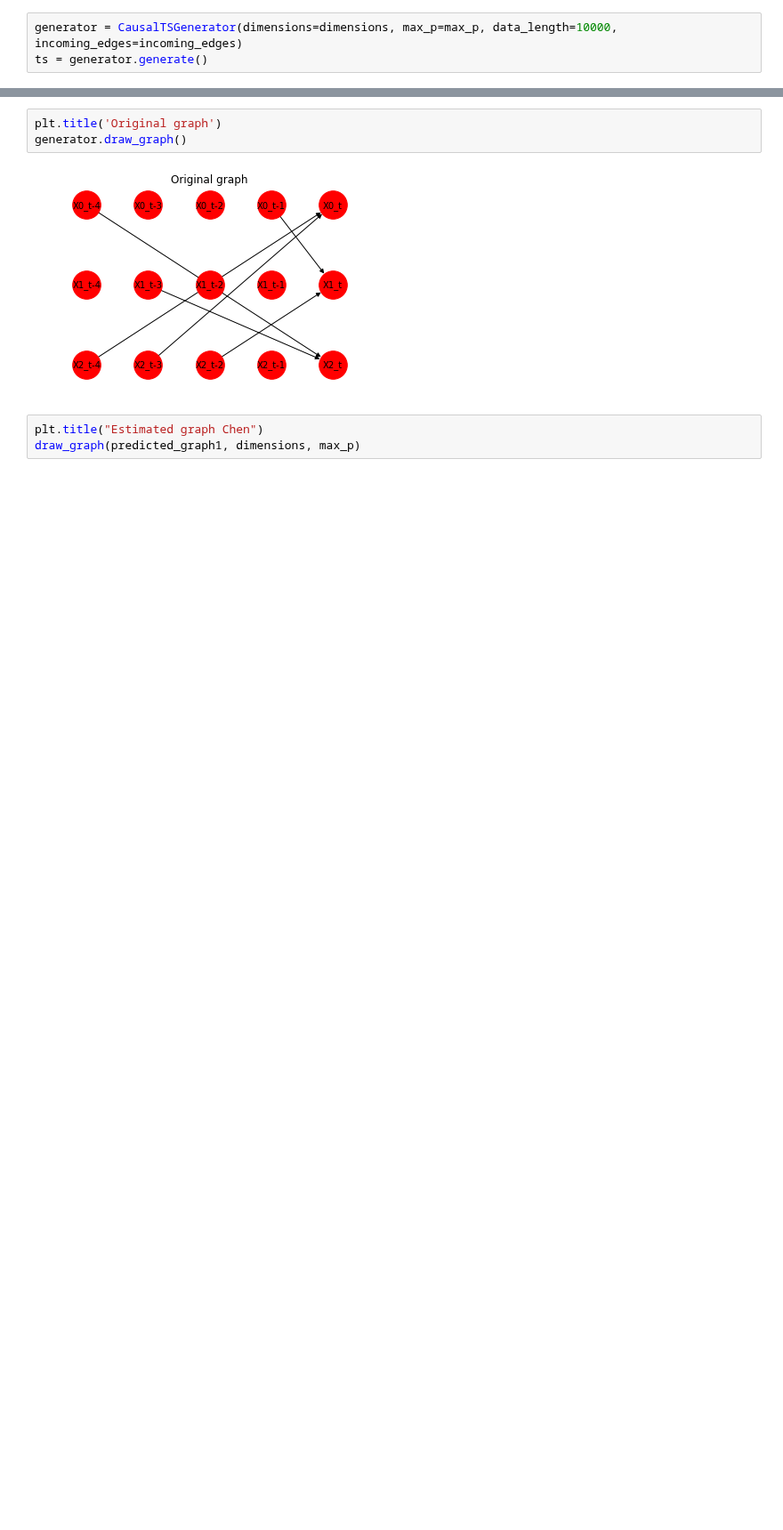
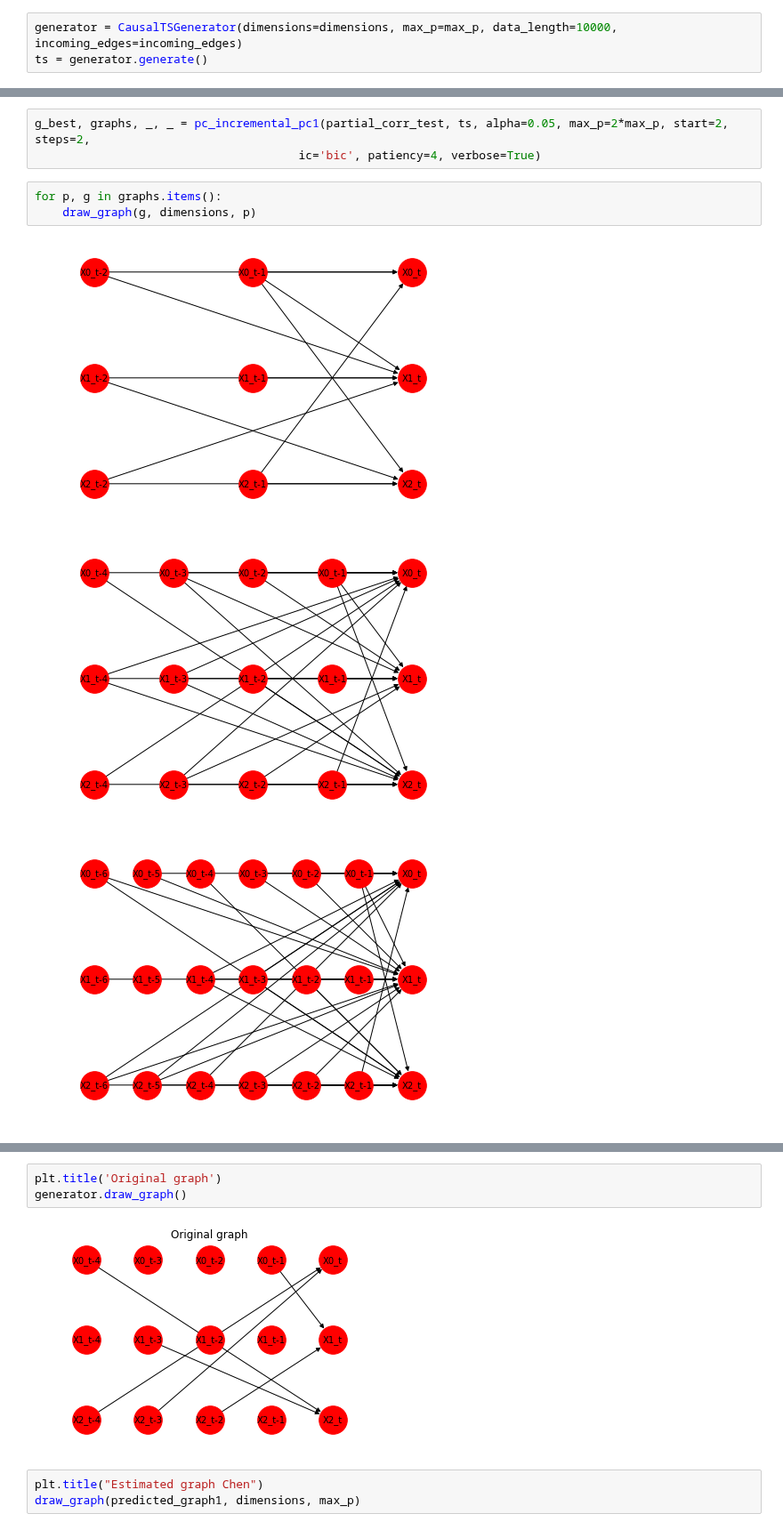
Before and after one commit to danthe96/CIoTS, a Jupyter notebook: simple_test.ipynb, the cells around one changed output, grey strips where cells are left out. Shown at 89% size. Saved outputs shown, nothing was run; the diff lists cells and outputs as text; blank space fills up the shorter version.

```diff
--- a/simple_test.ipynb
+++ b/simple_test.ipynb
@@ -20,0 +22,10 @@ ts = generator.generate()
+# %%
+g_best, graphs, _, _ = pc_incremental_pc1(partial_corr_test, ts, alpha=0.05, max_p=2*max_p, start=2, steps=2,
+                                      ic='bic', patiency=4, verbose=True)
+# %%
+for p, g in graphs.items():
+    draw_graph(g, dimensions, p)
+# %% [output]
+[figure, added]
+[figure, added]
+[figure, added]
```
Also changed, not shown: parts of 5 cells of this notebook, 4 other files.
